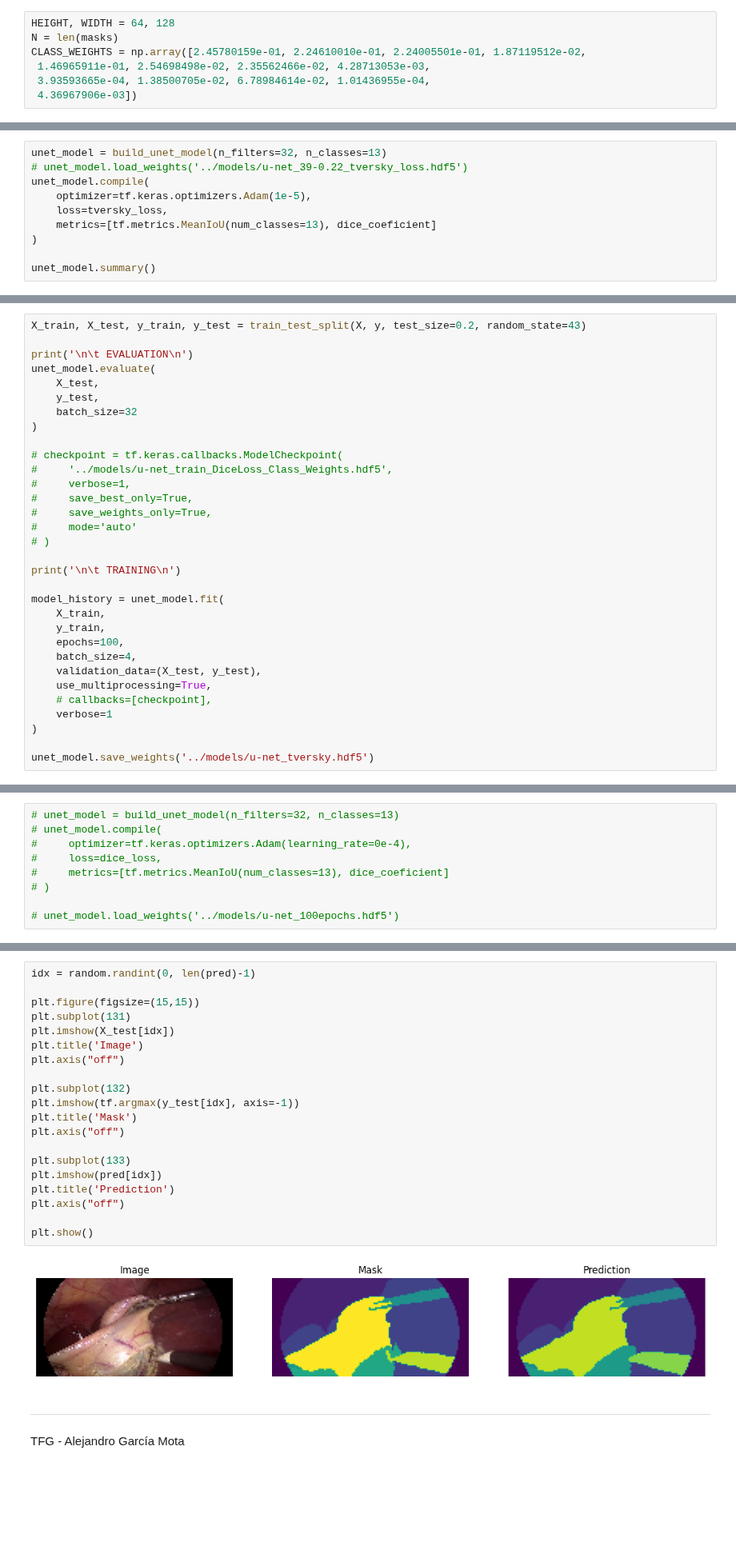
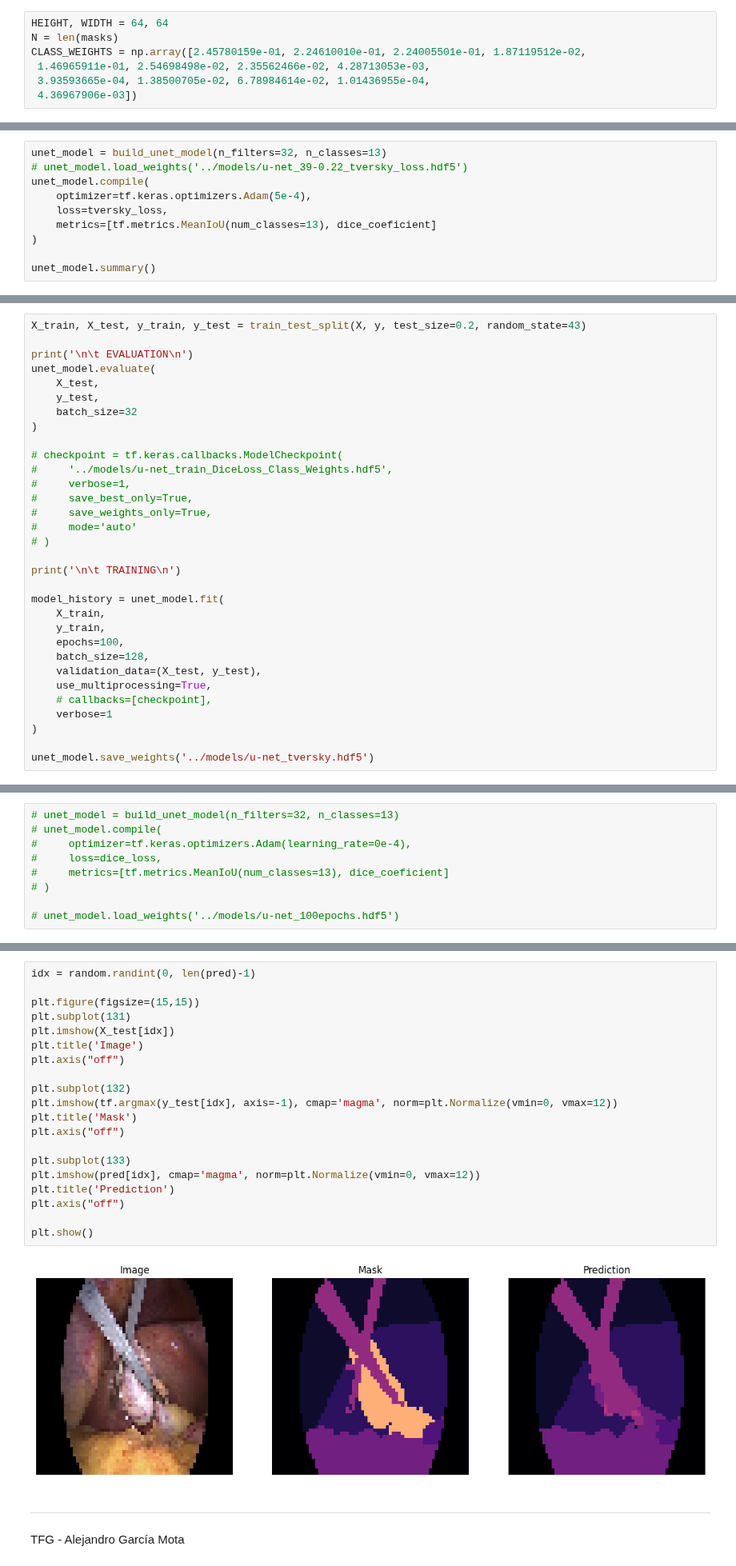
Before and after one commit to alexgmota/TFG-SW-AGM, a Jupyter notebook: src/U-Net_endo_segmentation-TV.ipynb, the cells around one changed output, grey strips where cells are left out. Shown at 80% size. Saved outputs shown, nothing was run; the diff lists cells and outputs as text; blank space fills up the shorter version.

```diff
--- a/src/U-Net_endo_segmentation-TV.ipynb
+++ b/src/U-Net_endo_segmentation-TV.ipynb
@@ -38,7 +49,7 @@ print(f'Number of samples: {str(len(masks))}')
 # %% [output]
 Number of samples: 8080
 # %%
-HEIGHT, WIDTH = 64, 128
+HEIGHT, WIDTH = 64, 64
 N = len(masks)
 CLASS_WEIGHTS = np.array([2.45780159e-01, 2.24610010e-01, 2.24005501e-01, 1.87119512e-02,
  1.46965911e-01, 2.54698498e-02, 2.35562466e-02, 4.28713053e-03,
@@ -261,7 +247,7 @@ def generalized_dice_loss(y_true, y_pred):
 unet_model = build_unet_model(n_filters=32, n_classes=13)
 # unet_model.load_weights('../models/u-net_39-0.22_tversky_loss.hdf5')
 unet_model.compile(
-    optimizer=tf.keras.optimizers.Adam(1e-5),
+    optimizer=tf.keras.optimizers.Adam(5e-4),
     loss=tversky_loss,
     metrics=[tf.metrics.MeanIoU(num_classes=13), dice_coeficient]
 )
@@ -309,7 +295,7 @@ model_history = unet_model.fit(
     X_train,
     y_train,
     epochs=100,
-    batch_size=4,
+    batch_size=128,
     validation_data=(X_test, y_test),
     use_multiprocessing=True,
     # callbacks=[checkpoint],
@@ -380,25 +366,25 @@ pred = tf.argmax(pred, axis=-1)
 # %%
 idx = random.randint(0, len(pred)-1)
 
 plt.figure(figsize=(15,15))
 plt.subplot(131)
 plt.imshow(X_test[idx])
 plt.title('Image')
 plt.axis("off")
 
 plt.subplot(132)
-plt.imshow(tf.argmax(y_test[idx], axis=-1))
+plt.imshow(tf.argmax(y_test[idx], axis=-1), cmap='magma', norm=plt.Normalize(vmin=0, vmax=12))
 plt.title('Mask')
 plt.axis("off")
 
 plt.subplot(133)
-plt.imshow(pred[idx])
+plt.imshow(pred[idx], cmap='magma', norm=plt.Normalize(vmin=0, vmax=12))
 plt.title('Prediction')
 plt.axis("off")
 
 plt.show()
 # %% [output]
-[figure, old version]
+[figure, new version]
 # %% [markdown]
  ---
  TFG - Alejandro García Mota
```
Also changed, not shown: parts of 12 cells of this notebook, 5 other files.
